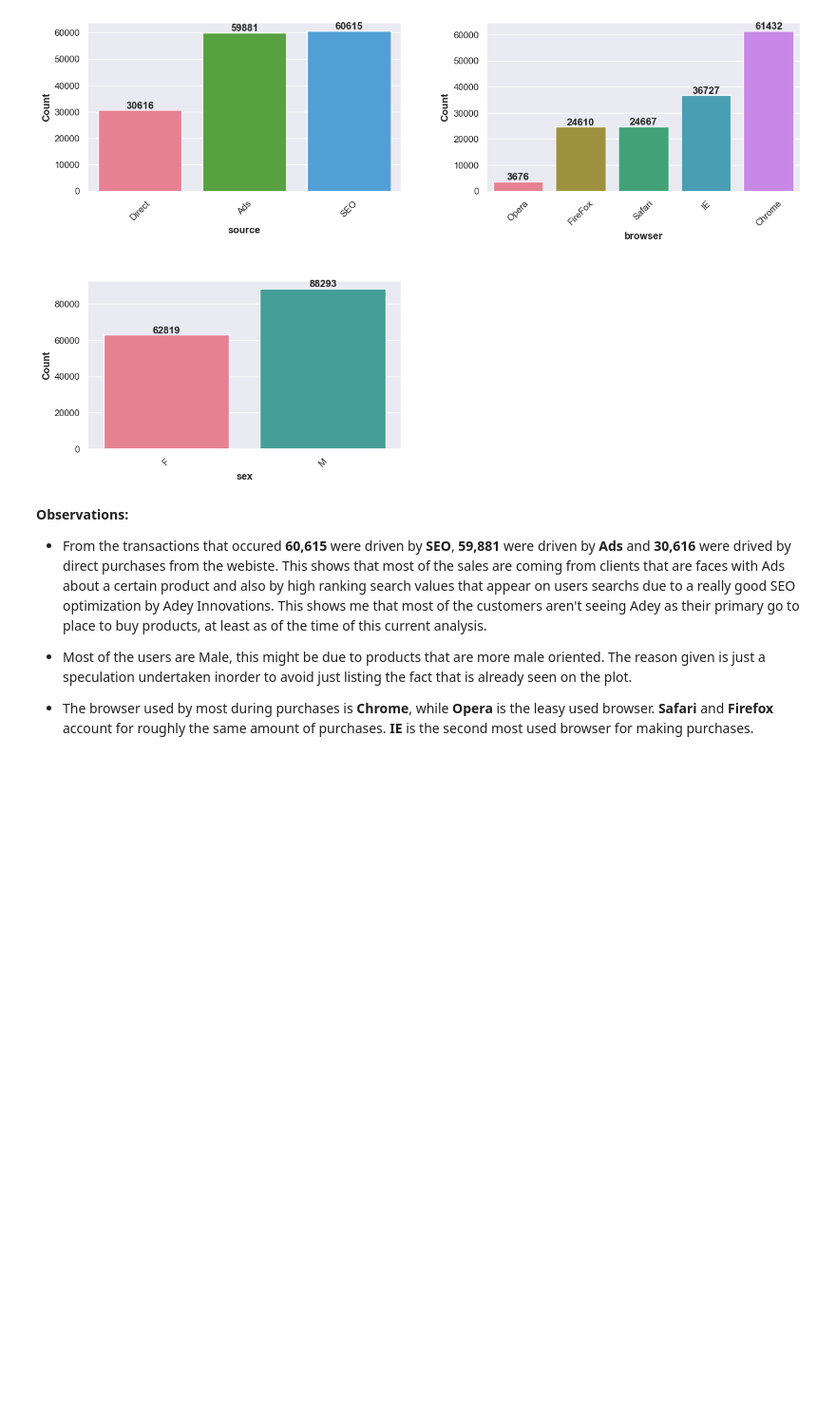
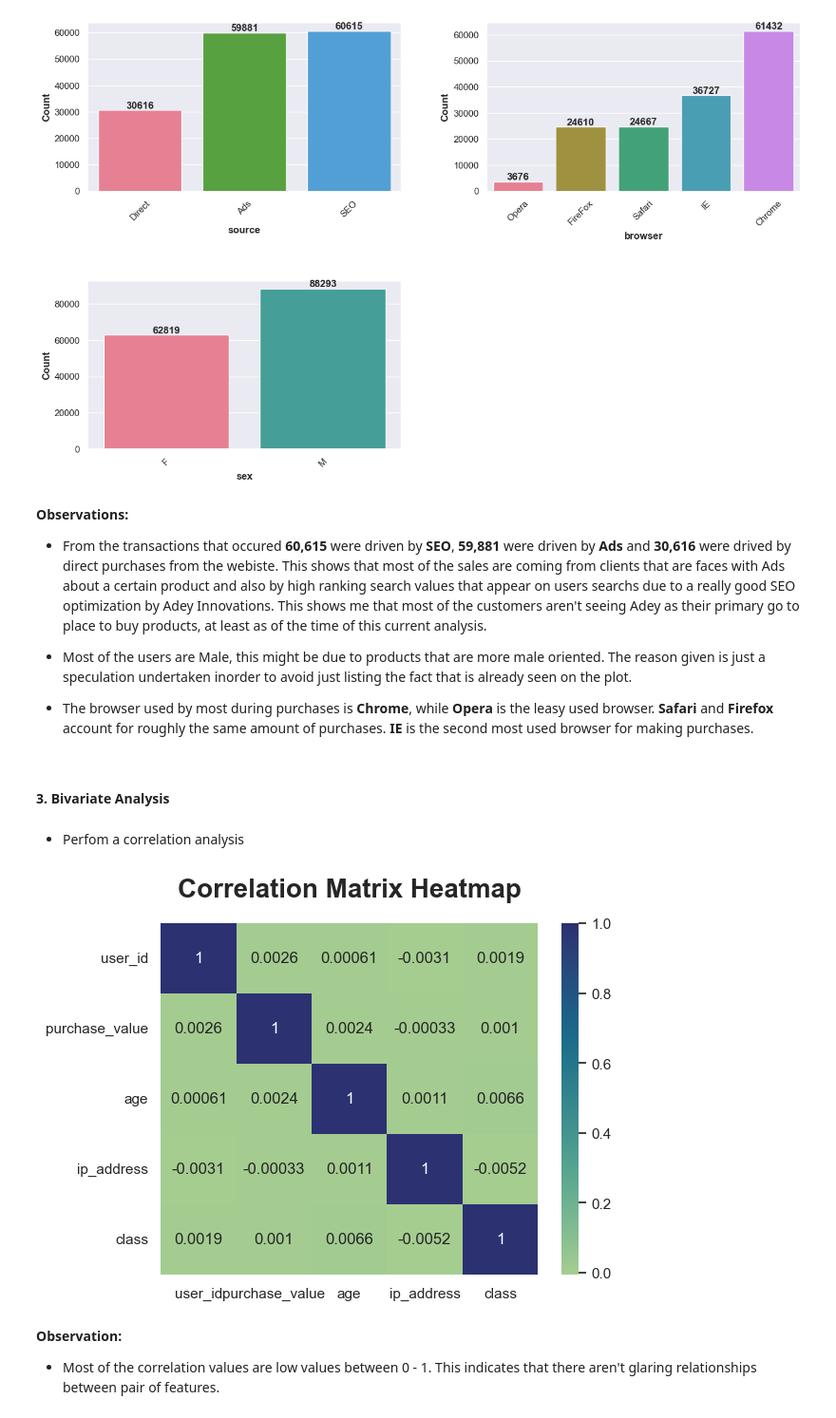
Before and after one commit to WildCayote/Adey-Innovations-Fraud-Detection, a Jupyter notebook: notebooks/exploratory_data_analysis.ipynb, the cells around one changed output. Shown at 95% size. Saved outputs shown, nothing was run; the diff lists cells and outputs as text; code cells hidden in the pictures; blank space fills up the shorter version.

Commit message:
Feat: performed heatmap plot and interpreted the result

```diff
--- a/notebooks/exploratory_data_analysis.ipynb
+++ b/notebooks/exploratory_data_analysis.ipynb
@@ -149,3 +149,15 @@ eda_analyzer.categorical_distribution()
 - Most of the users are Male, this might be due to products that are more male oriented. The reason given is just a speculation undertaken inorder to avoid just listing the fact that is already seen on the plot.
 
 - The browser used by most during purchases is **Chrome**, while **Opera** is the leasy used browser. **Safari** and **Firefox** account for roughly the same amount of purchases. **IE** is the second most used browser for making purchases.
+# %% [markdown]
+#### 3. Bivariate Analysis
+# %% [markdown]
+- Perfom a correlation analysis
+# %%
+eda_analyzer.correlation_analysis()
+# %% [output]
+[figure, added]
+# %% [markdown]
+**Observation:**
+
+- Most of the correlation values are low values between 0 - 1. This indicates that there aren't glaring relationships between pair of features.
```
